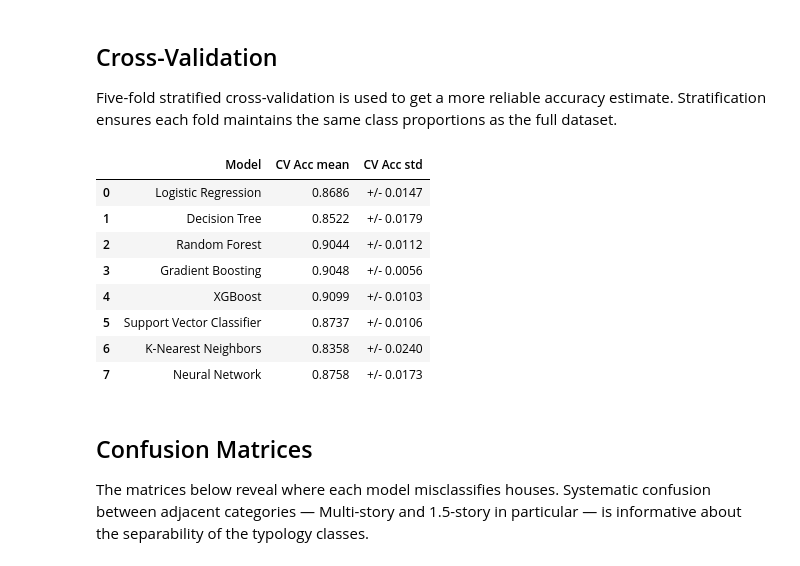
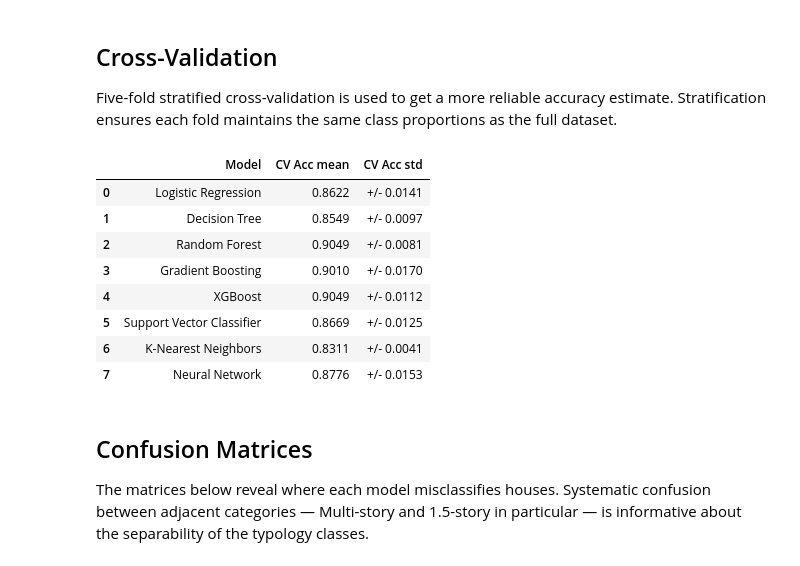
Before and after one commit to Anindo21/ames-housing-analysis, a Jupyter notebook: notebooks/classification.ipynb, the cells around one changed output. Drawn from its saved outputs; the diff is of its cells as text; code cells hidden in the pictures.

```diff
--- a/notebooks/classification.ipynb
+++ b/notebooks/classification.ipynb
@@ -163,29 +163,30 @@ Five-fold stratified cross-validation is used to get a more reliable accuracy es
 # %%
 cv_results = []
 for name, model in models.items():
     pipe = Pipeline(steps=[('preprocessor', preprocessor_clf), ('model', clone(model))])
-    # y_clf is stratified by cross_val_score's default StratifiedKFold when the
-    # estimator is a classifier, keeping the class proportions consistent
-    # across folds despite the imbalance between typology classes.
-    scores = cross_val_score(pipe, X_clf, y_clf, cv=5, scoring='accuracy')
+    # y_train_clf is stratified by cross_val_score's default StratifiedKFold when
+    # the estimator is a classifier, keeping class proportions consistent across
+    # folds despite the imbalance between typology classes. Restricted to the
+    # training fold only, so the held-out test set stays untouched here too.
+    scores = cross_val_score(pipe, X_train_clf, y_train_clf, cv=5, scoring='accuracy')
     cv_results.append({
         'Model':       name,
         'CV Acc mean': f'{scores.mean():.4f}',
         'CV Acc std':  f'+/- {scores.std():.4f}',
     })
 
 cv_results_df = pd.DataFrame(cv_results)
 cv_results_df
 # %% [output]
 |  | Model | CV Acc mean | CV Acc std |
-| 0 | Logistic Regression | 0.8686 | +/- 0.0147 |
-| 1 | Decision Tree | 0.8522 | +/- 0.0179 |
-| 2 | Random Forest | 0.9044 | +/- 0.0112 |
-| 3 | Gradient Boosting | 0.9048 | +/- 0.0056 |
-| 4 | XGBoost | 0.9099 | +/- 0.0103 |
-| 5 | Support Vector Classifier | 0.8737 | +/- 0.0106 |
-| 6 | K-Nearest Neighbors | 0.8358 | +/- 0.0240 |
-| 7 | Neural Network | 0.8758 | +/- 0.0173 |
+| 0 | Logistic Regression | 0.8622 | +/- 0.0141 |
+| 1 | Decision Tree | 0.8549 | +/- 0.0097 |
+| 2 | Random Forest | 0.9049 | +/- 0.0081 |
+| 3 | Gradient Boosting | 0.9010 | +/- 0.0170 |
+| 4 | XGBoost | 0.9049 | +/- 0.0112 |
+| 5 | Support Vector Classifier | 0.8669 | +/- 0.0125 |
+| 6 | K-Nearest Neighbors | 0.8311 | +/- 0.0041 |
+| 7 | Neural Network | 0.8776 | +/- 0.0153 |
 # %% [markdown]
 ## Confusion Matrices
 
```
Also changed, not shown: 10 other files.
